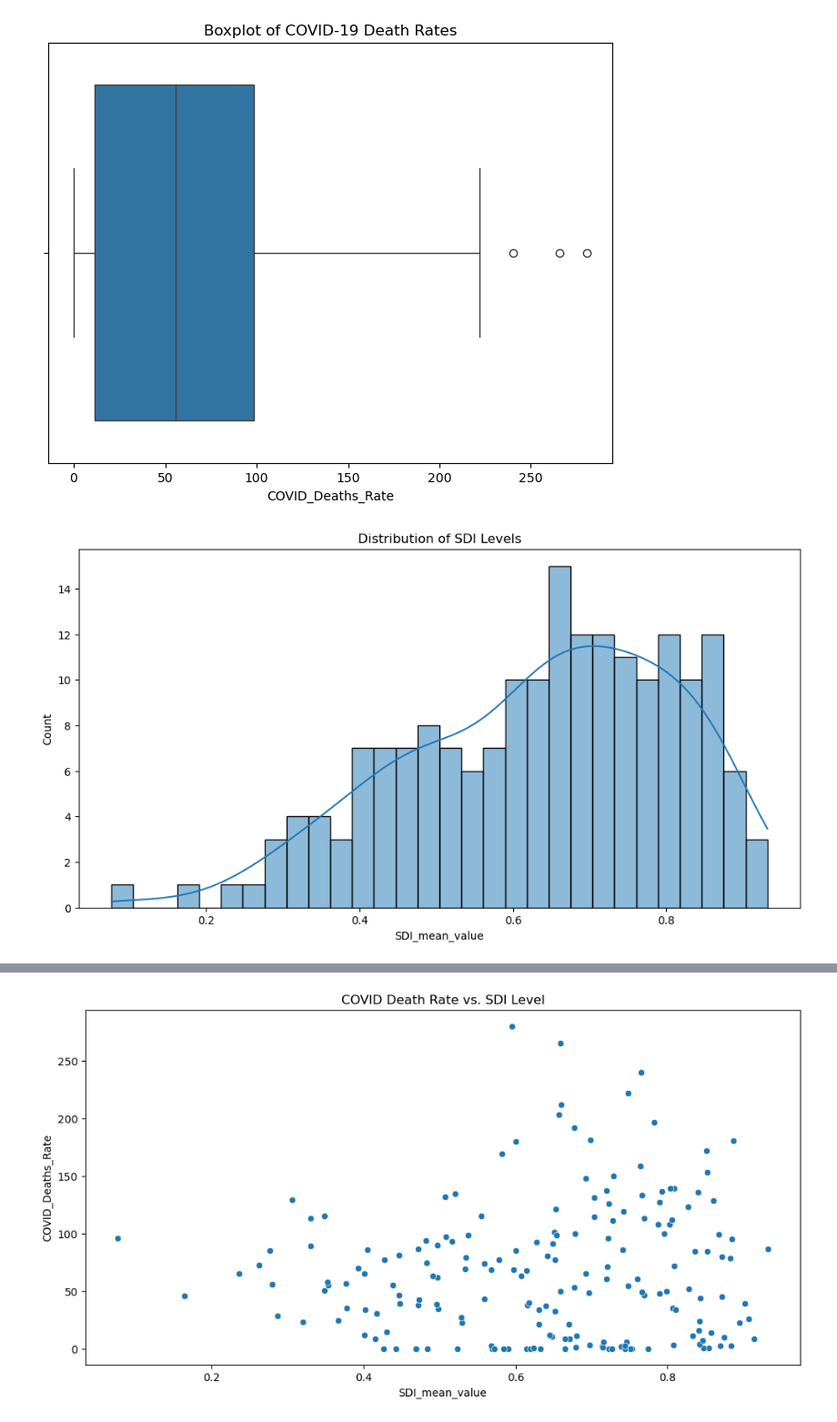
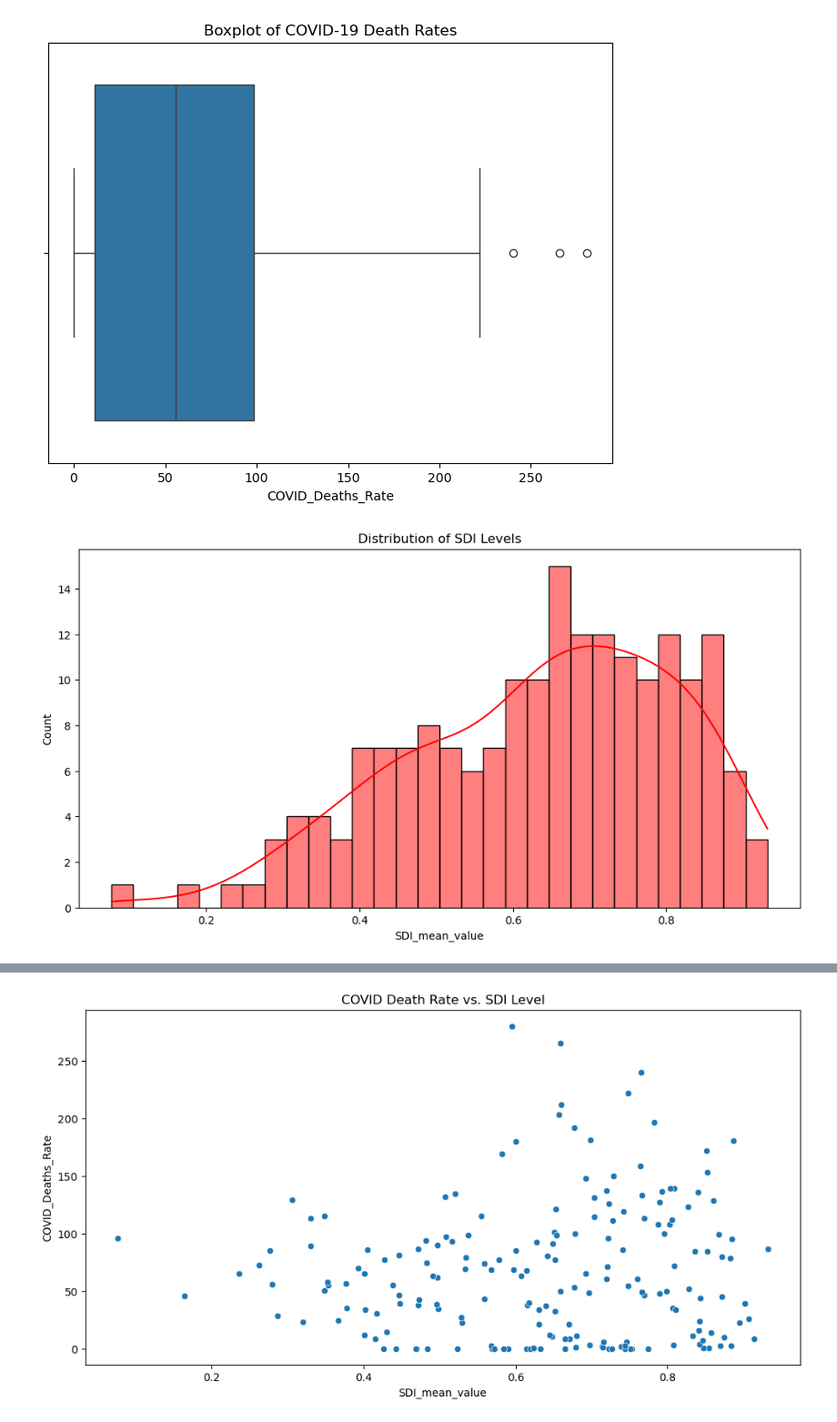
Before and after one commit to ibrahim-sisar/ET6-CDSP-group-09-repo, a Jupyter notebook: 3_data_exploration/covid_deaths_pm25_sdi_eda.ipynb, the cells around one changed output, grey strips where cells are left out. Shown at 91% size. Cells and saved outputs as stored; diff of their text form; code cells hidden in the pictures.

```diff
--- a/3_data_exploration/covid_deaths_pm25_sdi_eda.ipynb
+++ b/3_data_exploration/covid_deaths_pm25_sdi_eda.ipynb
@@ -49,10 +74,11 @@ plt.show()
 [figure]
 # %%
 plt.figure(figsize=(12, 6))
-sns.histplot(eda_covid["SDI_mean_value"], kde=True, bins=30)
+sns.histplot(eda_covid["SDI_mean_value"], kde=True, bins=30, color="red")
 plt.title("Distribution of SDI Levels")
+plt.savefig("figures_1/distribution_of_sdi_levels", dpi=300)
 plt.show()
 # %% [output]
-[figure, old version]
+[figure, new version]
 # %%
 plt.figure(figsize=(12, 6))
```
Also changed, not shown: parts of 20 cells of this notebook, 12 other files.
